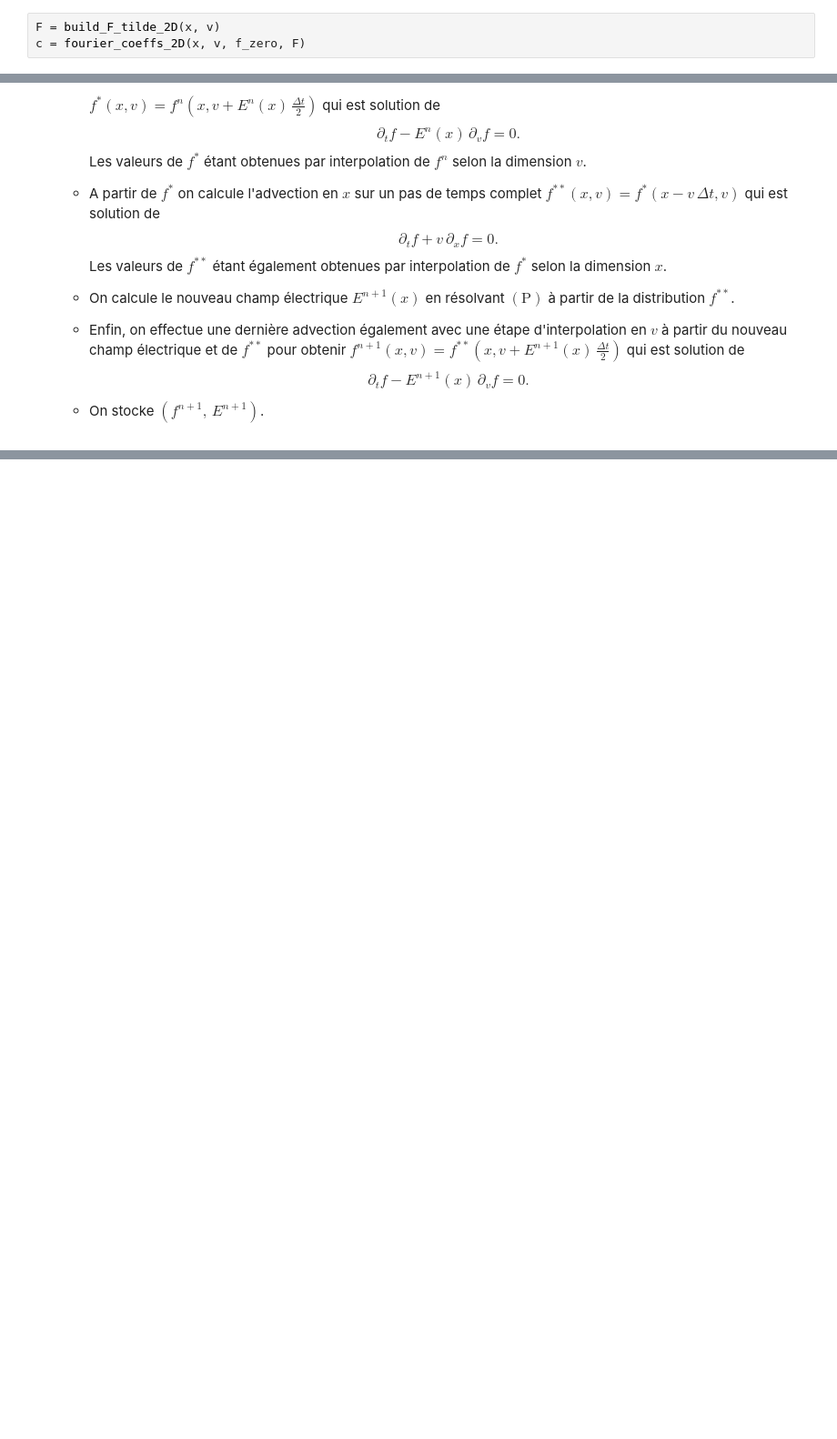
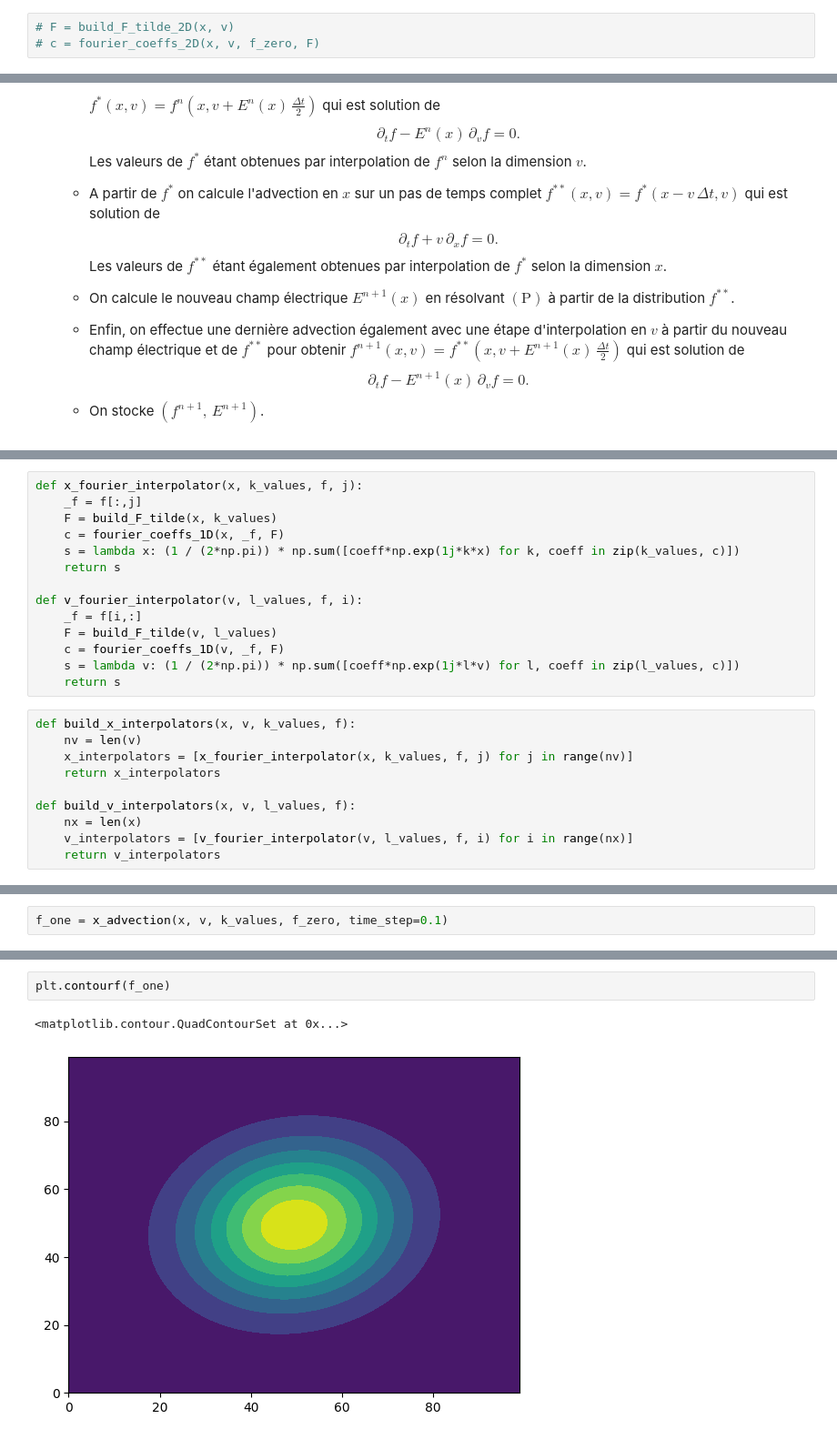
Before and after one commit to chassardmartin/vlasov_bsl, a Jupyter notebook: v1.ipynb, the cells around one changed output, grey strips where cells are left out. Shown at 91% size. Cells and saved outputs as stored; diff of their text form; blank space fills up the shorter version.

```diff
--- a/v1.ipynb
+++ b/v1.ipynb
@@ -370,3 +391,3 @@ def fourier_coeffs_2D(x, v, f, F_tilde):
 # %%
-F = build_F_tilde_2D(x, v)
-c = fourier_coeffs_2D(x, v, f_zero, F)
+# F = build_F_tilde_2D(x, v)
+# c = fourier_coeffs_2D(x, v, f_zero, F)
@@ -404,0 +433,24 @@ Nous détaillons ici le schéma de splitting que nous allons mettre en place pou
+# %%
+def x_fourier_interpolator(x, k_values, f, j):
+    _f = f[:,j]
+    F = build_F_tilde(x, k_values)
+    c = fourier_coeffs_1D(x, _f, F)
+    s = lambda x: (1 / (2*np.pi)) * np.sum([coeff*np.exp(1j*k*x) for k, coeff in zip(k_values, c)])
+    return s
+
+def v_fourier_interpolator(v, l_values, f, i):
+    _f = f[i,:]
+    F = build_F_tilde(v, l_values)
+    c = fourier_coeffs_1D(v, _f, F)
+    s = lambda v: (1 / (2*np.pi)) * np.sum([coeff*np.exp(1j*l*v) for l, coeff in zip(l_values, c)])
+    return s
+# %%
+def build_x_interpolators(x, v, k_values, f):
+    nv = len(v)
+    x_interpolators = [x_fourier_interpolator(x, k_values, f, j) for j in range(nv)]
+    return x_interpolators
+
+def build_v_interpolators(x, v, l_values, f):
+    nx = len(x)
+    v_interpolators = [v_fourier_interpolator(v, l_values, f, i) for i in range(nx)]
+    return v_interpolators
@@ -404,0 +519,2 @@ Nous détaillons ici le schéma de splitting que nous allons mettre en place pou
+# %%
+f_one = x_advection(x, v, k_values, f_zero, time_step=0.1)
@@ -404,0 +528,5 @@ Nous détaillons ici le schéma de splitting que nous allons mettre en place pou
+# %%
+plt.contourf(f_one)
+# %% [output]
+<matplotlib.contour.QuadContourSet at 0x...>
+[figure, added]
```
Also changed, not shown: parts of 35 cells of this notebook.
